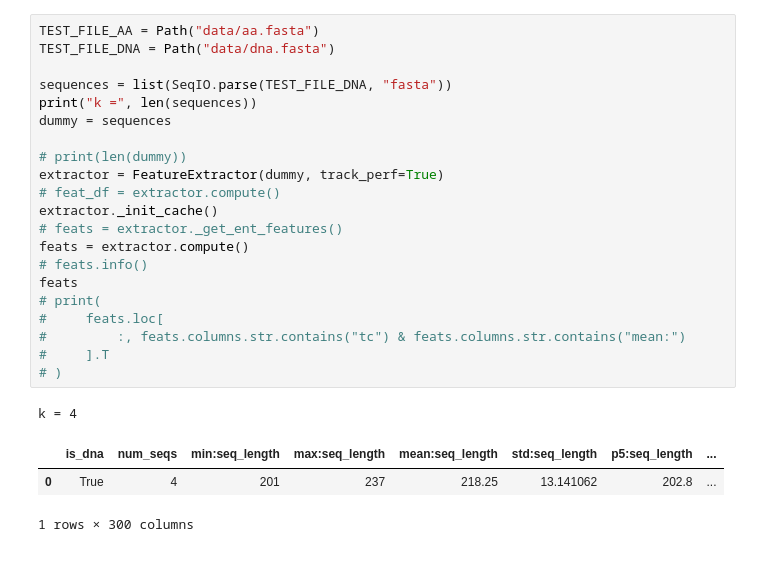
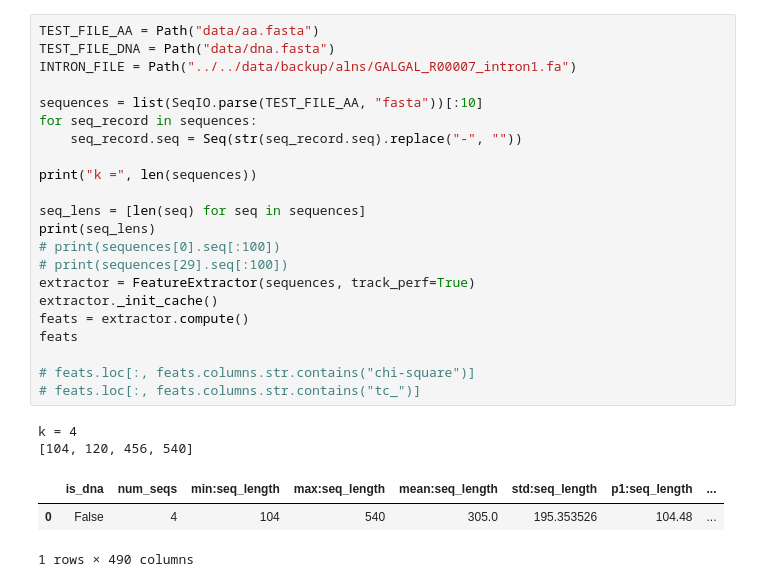
Before and after one commit to MaBody/aldiscore, a Jupyter notebook: notebooks/feature_dev.ipynb, the cells around one changed output. Cells and saved outputs as stored; diff of their text form.

```diff
--- a/notebooks/feature_dev.ipynb
+++ b/notebooks/feature_dev.ipynb
@@ -17,26 +25,28 @@ Trials:
 # %%
 TEST_FILE_AA = Path("data/aa.fasta")
 TEST_FILE_DNA = Path("data/dna.fasta")
+INTRON_FILE = Path("../../data/backup/alns/GALGAL_R00007_intron1.fa")
 
-sequences = list(SeqIO.parse(TEST_FILE_DNA, "fasta"))
+sequences = list(SeqIO.parse(TEST_FILE_AA, "fasta"))[:10]
+for seq_record in sequences:
+    seq_record.seq = Seq(str(seq_record.seq).replace("-", ""))
+
 print("k =", len(sequences))
-dummy = sequences
 
-# print(len(dummy))
-extractor = FeatureExtractor(dummy, track_perf=True)
-# feat_df = extractor.compute()
+seq_lens = [len(seq) for seq in sequences]
+print(seq_lens)
+# print(sequences[0].seq[:100])
+# print(sequences[29].seq[:100])
+extractor = FeatureExtractor(sequences, track_perf=True)
 extractor._init_cache()
-# feats = extractor._get_ent_features()
 feats = extractor.compute()
-# feats.info()
 feats
-# print(
-#     feats.loc[
-#         :, feats.columns.str.contains("tc") & feats.columns.str.contains("mean:")
-#     ].T
-# )
+
+# feats.loc[:, feats.columns.str.contains("chi-square")]
+# feats.loc[:, feats.columns.str.contains("tc_")]
 # %% [output]
 k = 4
+[104, 120, 456, 540]
-|  | is_dna | num_seqs | min:seq_length | max:seq_length | mean:seq_length | std:seq_length | p5:seq_length | ... |
-| 0 | True | 4 | 201 | 237 | 218.25 | 13.141062 | 202.8 | ... |
+|  | is_dna | num_seqs | min:seq_length | max:seq_length | mean:seq_length | std:seq_length | p1:seq_length | ... |
+| 0 | False | 4 | 104 | 540 | 305.0 | 195.353526 | 104.48 | ... |
-1 rows × 300 columns
+1 rows × 490 columns
```
Also changed, not shown: parts of 8 cells of this notebook, 1 other file.
